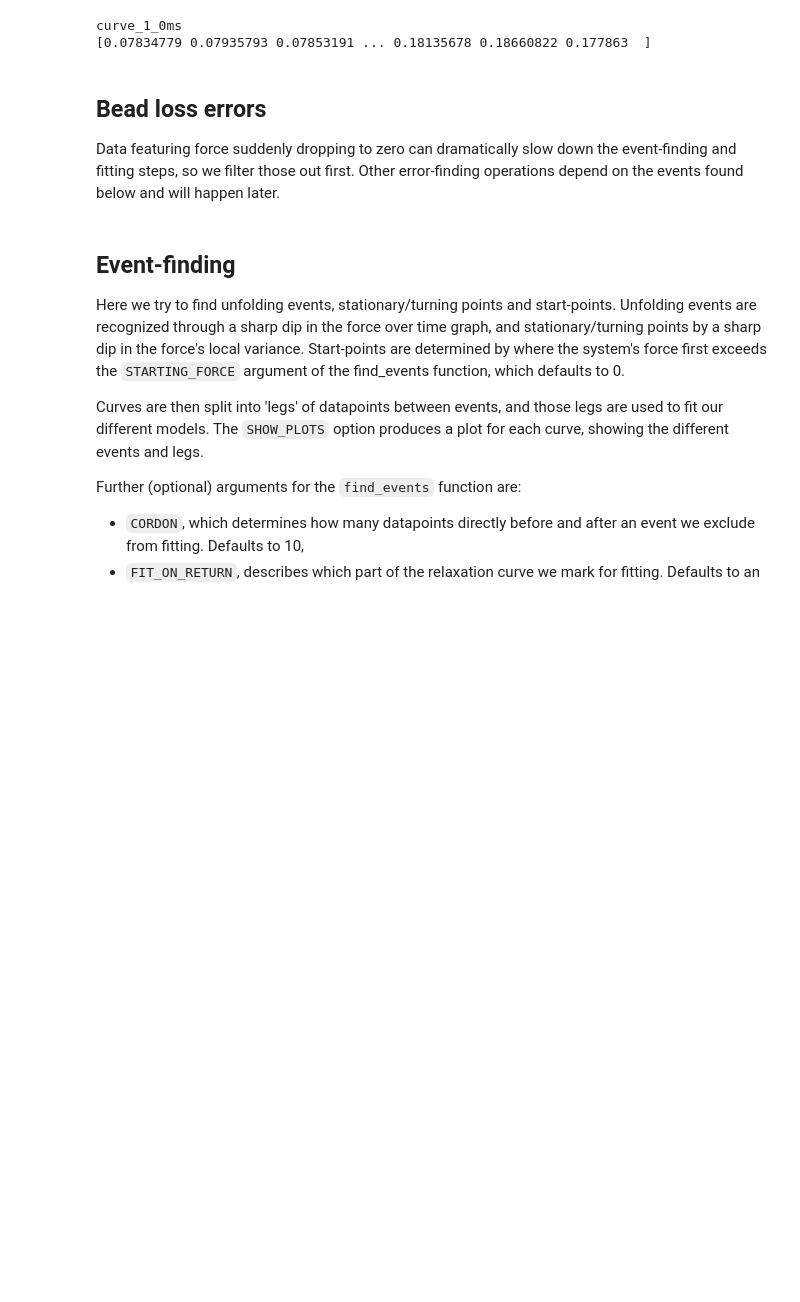
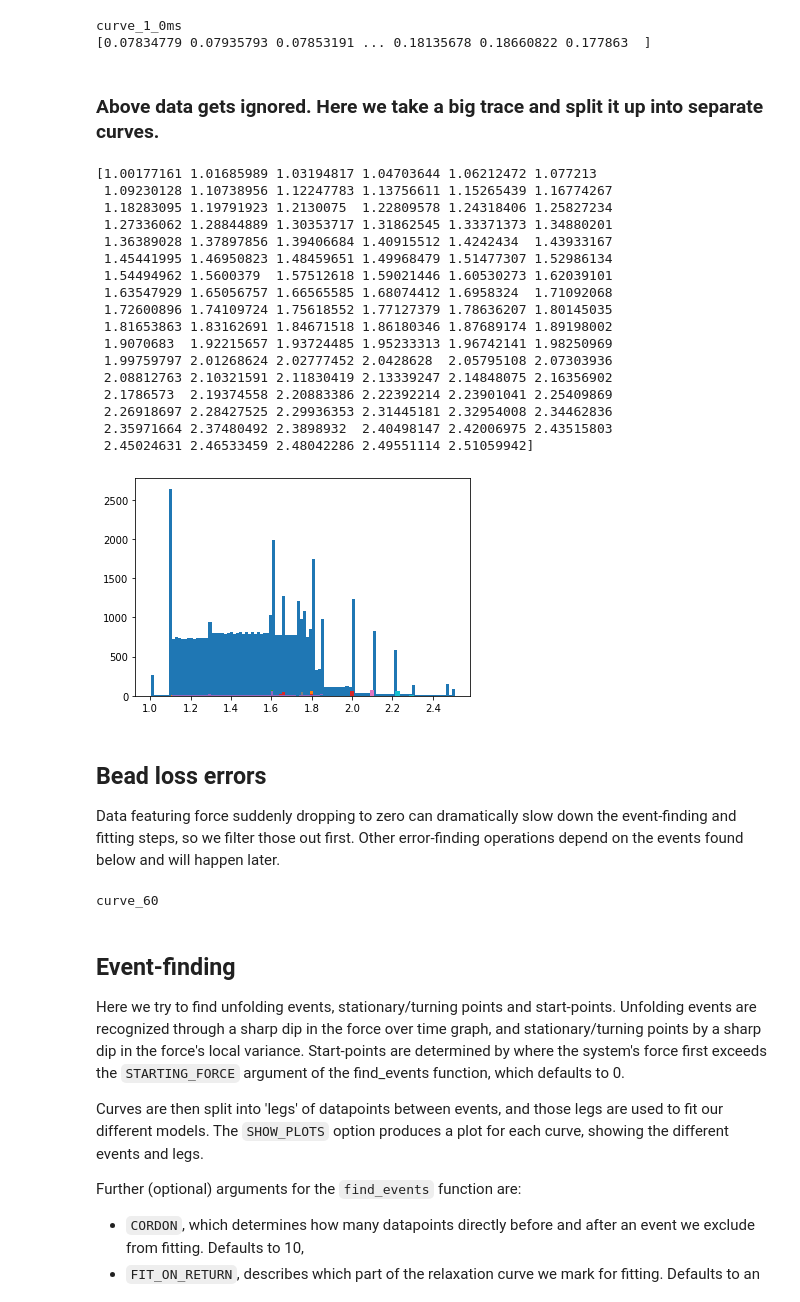
Before and after one commit to kaveeken/tweez-CV, a Jupyter notebook: CVbook.ipynb, the cells around one changed output. Drawn from its saved outputs; the diff is of its cells as text; code cells hidden in the pictures; blank space fills up the shorter version.

Commit message:
CVbook now works from initial long trace

````diff
--- a/CVbook.ipynb
+++ b/CVbook.ipynb
@@ -137,4 +137,37 @@ with open('/home/kris/proj/.data/tweez/full.csv', 'r') as f:
 # %% [output]
 curve_1_0ms
 [0.07834779 0.07935793 0.07853191 ... 0.18135678 0.18660822 0.177863  ]
+# %% [markdown]
+### Above data gets ignored. Here we take a big trace and split it up into separate curves.
+# %%
+import h5py
+from autosplit import autosplit
+
+test_curves = autosplit('/home/kris/proj/.data/tweez/yhsp2.h5')
+
+fdcurves = {}  # clear fdcurces
+for key, curve in test_curves.items():
+    fdcurves[key] = Curve(key, *[curve[dname]
+                                for dname in ['full_dist', 'full_force',
+                                              'pull_dist', 'pull_force',
+                                              'rlx_dist', 'rlx_force']])
+# %% [output]
+[1.00177161 1.01685989 1.03194817 1.04703644 1.06212472 1.077213
+ 1.09230128 1.10738956 1.12247783 1.13756611 1.15265439 1.16774267
+ 1.18283095 1.19791923 1.2130075  1.22809578 1.24318406 1.25827234
+ 1.27336062 1.28844889 1.30353717 1.31862545 1.33371373 1.34880201
+ 1.36389028 1.37897856 1.39406684 1.40915512 1.4242434  1.43933167
+ 1.45441995 1.46950823 1.48459651 1.49968479 1.51477307 1.52986134
+ 1.54494962 1.5600379  1.57512618 1.59021446 1.60530273 1.62039101
+ 1.63547929 1.65056757 1.66565585 1.68074412 1.6958324  1.71092068
+ 1.72600896 1.74109724 1.75618552 1.77127379 1.78636207 1.80145035
+ 1.81653863 1.83162691 1.84671518 1.86180346 1.87689174 1.89198002
+ 1.9070683  1.92215657 1.93724485 1.95233313 1.96742141 1.98250969
+ 1.99759797 2.01268624 2.02777452 2.0428628  2.05795108 2.07303936
+ 2.08812763 2.10321591 2.11830419 2.13339247 2.14848075 2.16356902
+ 2.1786573  2.19374558 2.20883386 2.22392214 2.23901041 2.25409869
+ 2.26918697 2.28427525 2.29936353 2.31445181 2.32954008 2.34462836
+ 2.35971664 2.37480492 2.3898932  2.40498147 2.42006975 2.43515803
+ 2.45024631 2.46533459 2.48042286 2.49551114 2.51059942]
+[figure, added]
 # %%
@@ -152,11 +185,13 @@ Data featuring force suddenly dropping to zero can dramatically slow down the ev
 # %%
 lost_bead_fdcurves = {}
 for curve_id, curve in fdcurves.items():
-    if curve.filter_bead_loss():
+    if curve.filter_bead_loss(handle_contour = handle_estimates['handles/Lc']['value']):
         lost_bead_fdcurves[curve_id] = curve
 for curve_id in lost_bead_fdcurves.keys():
     print(curve_id)
     fdcurves.pop(curve_id)
+# %% [output]
+curve_60
 # %% [markdown]
 ## Event-finding
 Here we try to find unfolding events, stationary/turning points and start-points. Unfolding events are recognized through a sharp dip in the force over time graph, and stationary/turning points by a sharp dip in the force's local variance. Start-points are determined by where the system's force first exceeds the ```STARTING_FORCE``` argument of the find_events function, which defaults to 0.
````
Also changed, not shown: parts of 12 cells of this notebook, 2 other files.
